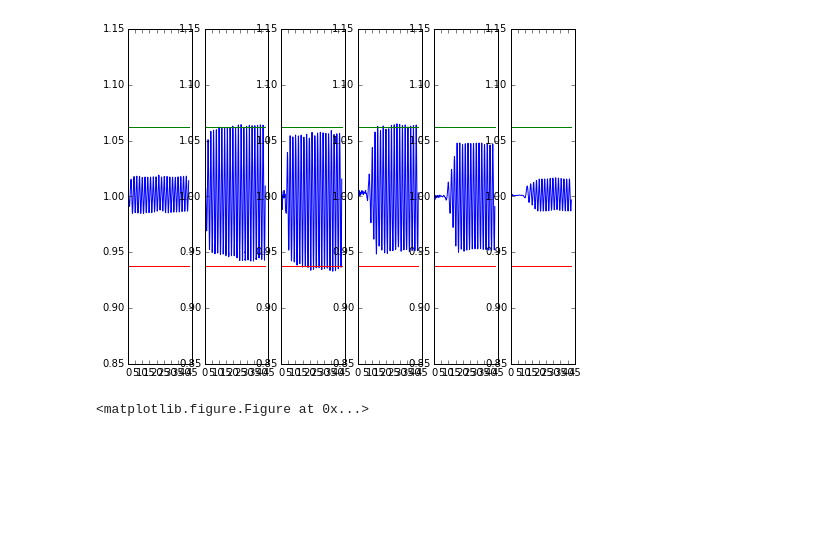
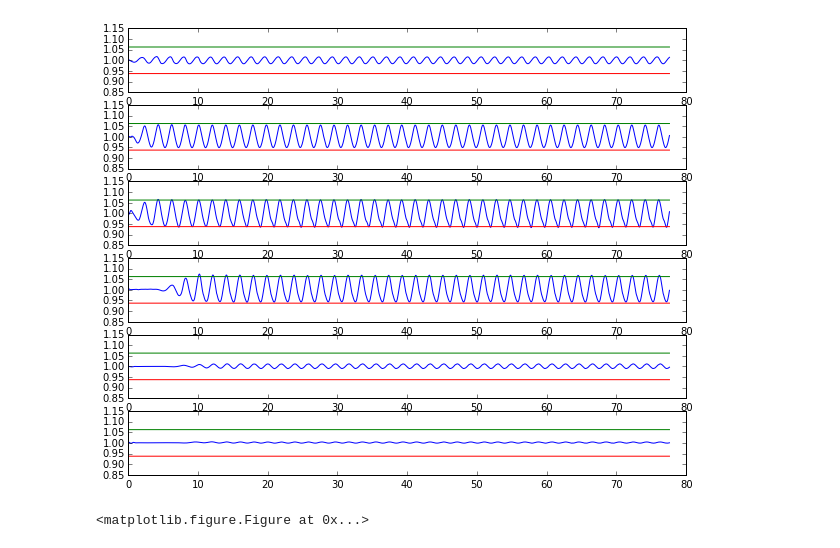
Before and after one commit to erdc/air-water-vv, a Jupyter notebook: 2d/linear_waves_flat_reflecting/linear_waves_flat_01_gauge_functions_test_medium/Elevation_Gauges.ipynb, the cells around one changed output. Saved outputs shown, nothing was run; the diff lists cells and outputs as text; code cells hidden in the pictures; blank space fills up the shorter version.

```diff
--- a/2d/linear_waves_flat_reflecting/linear_waves_flat_01_gauge_functions_test_medium/Elevation_Gauges.ipynb
+++ b/2d/linear_waves_flat_reflecting/linear_waves_flat_01_gauge_functions_test_medium/Elevation_Gauges.ipynb
@@ -5,34 +5,34 @@ from IPython.display import set_matplotlib_formats
 import numpy as np
 import matplotlib as mpl
 from matplotlib  import pyplot as plt
-mpl.rcParams['figure.figsize'] = "8,6"
+mpl.rcParams['figure.figsize'] = "10,8"
 # %%
 gauges = np.genfromtxt(fname="column_gauge.csv",dtype=('d','d','d','d','d','d','d'),delimiter=',',skip_header=1,names=("t","h1","h2","h3","h4","h5","h6"))
 # %%
 amplitude = 0.125/2.0
 waterLevel = 1.0
-fig,(ax1,ax2,ax3,ax4,ax5,ax6) = plt.subplots(1,6)
+fig,(ax1,ax2,ax3,ax4,ax5,ax6) = plt.subplots(6,1)
 ax1.plot(gauges["t"],1.5-gauges["h1"],gauges["t"],1.0+(0.125/2.0)*np.ones(gauges["t"].shape),
          gauges["t"],1.0-(0.125/2.0)*np.ones(gauges["t"].shape))
 ax1.set_ybound(0.85,1.15)
 ax2.plot(gauges["t"],1.5-gauges["h2"],
          gauges["t"],1.0+(0.125/2.0)*np.ones(gauges["t"].shape),
          gauges["t"],1.0-(0.125/2.0)*np.ones(gauges["t"].shape))
 ax2.set_ybound(0.85,1.15)
 ax3.plot(gauges["t"],1.5-gauges["h3"],gauges["t"],1.0+(0.125/2.0)*np.ones(gauges["t"].shape),
          gauges["t"],1.0-(0.125/2.0)*np.ones(gauges["t"].shape))
 ax3.set_ybound(0.85,1.15)
 ax4.plot(gauges["t"],1.5-gauges["h4"],gauges["t"],1.0+(0.125/2.0)*np.ones(gauges["t"].shape),
          gauges["t"],1.0-(0.125/2.0)*np.ones(gauges["t"].shape))
 ax4.set_ybound(0.85,1.15)
 ax5.plot(gauges["t"],1.5-gauges["h5"],gauges["t"],1.0+(0.125/2.0)*np.ones(gauges["t"].shape),
          gauges["t"],1.0-(0.125/2.0)*np.ones(gauges["t"].shape))
 ax5.set_ybound(0.85,1.15)
 ax6.plot(gauges["t"],1.5-gauges["h6"],gauges["t"],1.0+(0.125/2.0)*np.ones(gauges["t"].shape),
          gauges["t"],1.0-(0.125/2.0)*np.ones(gauges["t"].shape))
 ax6.set_ybound(0.85,1.15)
 # %% [output]
-[figure, old version]
+[figure, new version]
 # %%
 plt.savefig("elevation_gauges.png")
 # %% [output]
```
Also changed, not shown: parts of 1 cell of this notebook.
